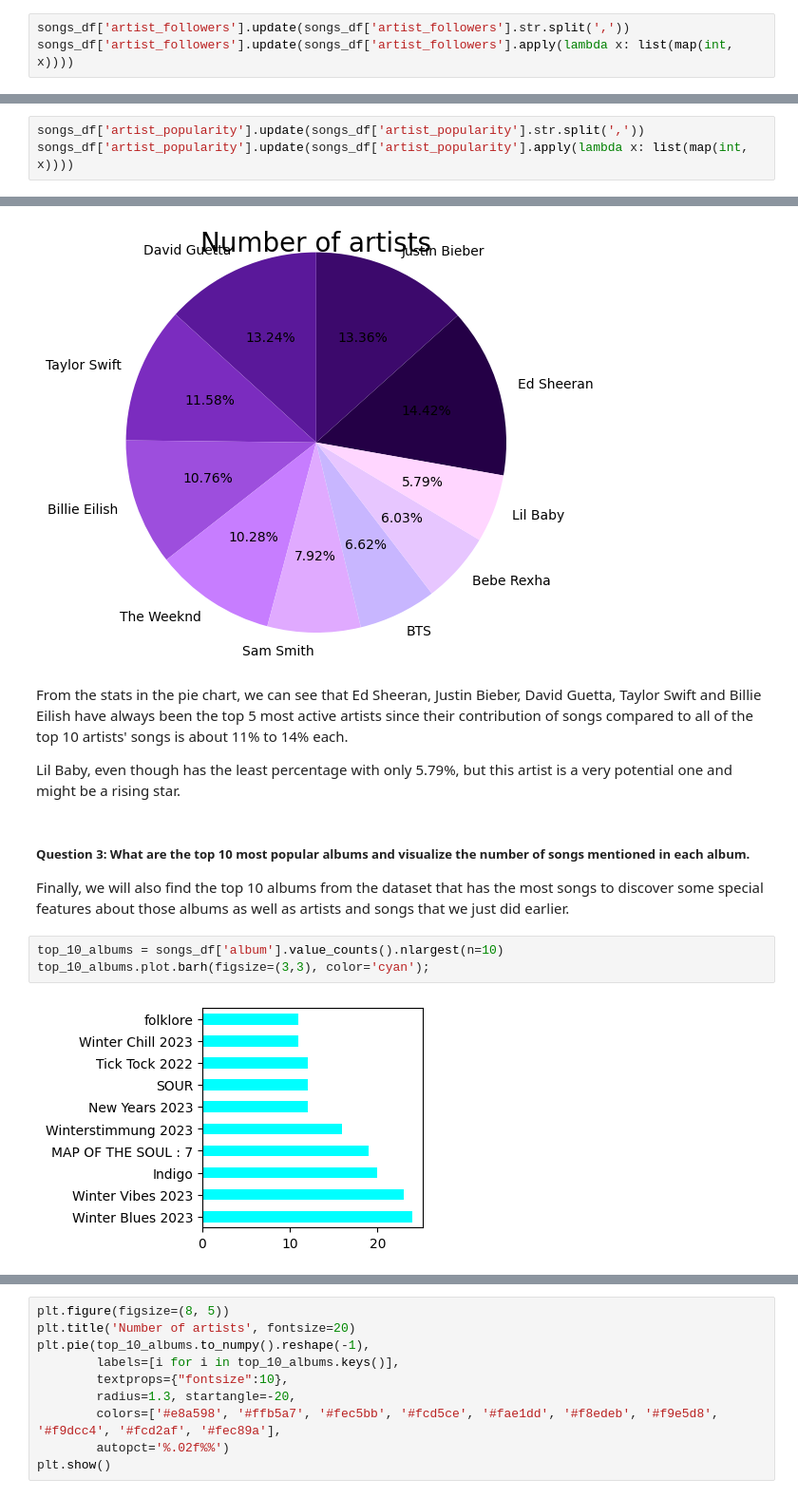
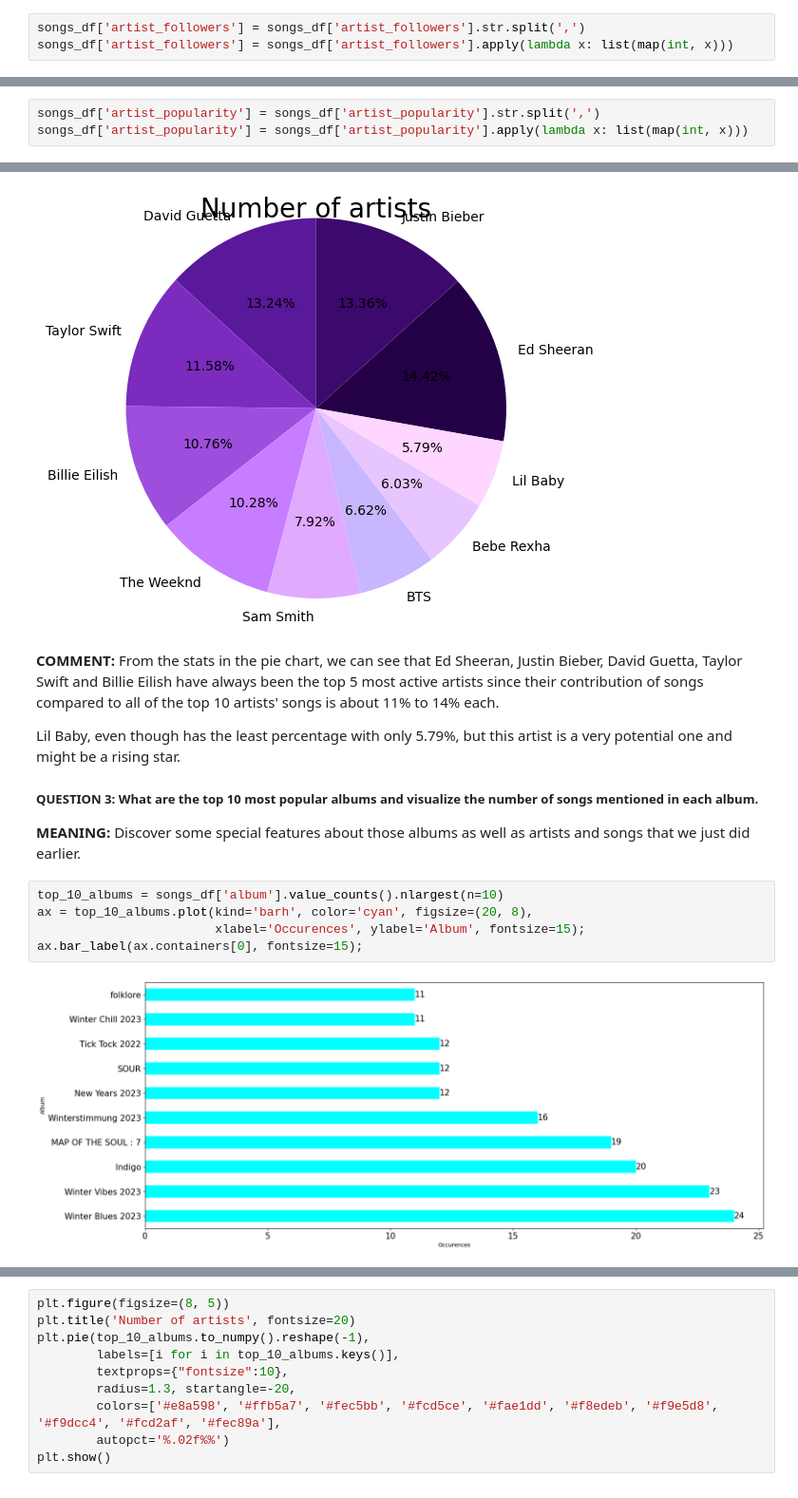
Before and after one commit to quytrungg/Final_Project_CSC14119, a Jupyter notebook: data_exploration/data_exploration.ipynb, the cells around one changed output, grey strips where cells are left out. Shown at 95% size. Cells and saved outputs as stored; diff of their text form.

```diff
--- a/data_exploration/data_exploration.ipynb
+++ b/data_exploration/data_exploration.ipynb
@@ -362,8 +609,8 @@ Each data in `artist_followers` column is a string of followers of respective ar
 
 Therefore, we need to convert string data to a list and convert each number of followers from string to int.
 # %%
-songs_df['artist_followers'].update(songs_df['artist_followers'].str.split(','))
-songs_df['artist_followers'].update(songs_df['artist_followers'].apply(lambda x: list(map(int, x))))
+songs_df['artist_followers'] = songs_df['artist_followers'].str.split(',')
+songs_df['artist_followers'] = songs_df['artist_followers'].apply(lambda x: list(map(int, x)))
 # %% [markdown]
 Next step, since we want to represent the artists' followers as a specific value only, let's normalize the list of followers into 1 number by calculating the vectorized length of the elements in the list.
 # %%
@@ -374,6 +621,6 @@ songs_df['artist_followers'] = songs_df['artist_followers'].astype('int64')
 
 `artist_popularity` column has the same feature as `artist_followers`. So we also need to convert each data from string to list and then map all the values from string to numbers.
 # %%
-songs_df['artist_popularity'].update(songs_df['artist_popularity'].str.split(','))
-songs_df['artist_popularity'].update(songs_df['artist_popularity'].apply(lambda x: list(map(int, x))))
+songs_df['artist_popularity'] = songs_df['artist_popularity'].str.split(',')
+songs_df['artist_popularity'] = songs_df['artist_popularity'].apply(lambda x: list(map(int, x)))
 # %% [markdown]
@@ -440,16 +693,18 @@ plt.show()
 # %% [output]
 [figure]
 # %% [markdown]
-From the stats in the pie chart, we can see that Ed Sheeran, Justin Bieber, David Guetta, Taylor Swift and Billie Eilish have always been the top 5 most active artists since their contribution of songs compared to all of the top 10 artists' songs is about 11% to 14% each.
+**COMMENT:** From the stats in the pie chart, we can see that Ed Sheeran, Justin Bieber, David Guetta, Taylor Swift and Billie Eilish have always been the top 5 most active artists since their contribution of songs compared to all of the top 10 artists' songs is about 11% to 14% each.
 
 Lil Baby, even though has the least percentage with only 5.79%, but this artist is a very potential one and might be a rising star.
+
+##### **QUESTION 3:** What are the top 10 most popular albums and visualize the number of songs mentioned in each album.
+
+**MEANING:** Discover some special features about those albums as well as artists and songs that we just did earlier.
-# %% [markdown]
-##### Question 3: What are the top 10 most popular albums and visualize the number of songs mentioned in each album.
-
-Finally, we will also find the top 10 albums from the dataset that has the most songs to discover some special features about those albums as well as artists and songs that we just did earlier.
 # %%
 top_10_albums = songs_df['album'].value_counts().nlargest(n=10)
-top_10_albums.plot.barh(figsize=(3,3), color='cyan');
+ax = top_10_albums.plot(kind='barh', color='cyan', figsize=(20, 8),
+                        xlabel='Occurences', ylabel='Album', fontsize=15);
+ax.bar_label(ax.containers[0], fontsize=15);
 # %% [output]
-[figure, old version]
+[figure, new version]
 # %% [markdown]
```
Also changed, not shown: parts of 112 cells of this notebook.
